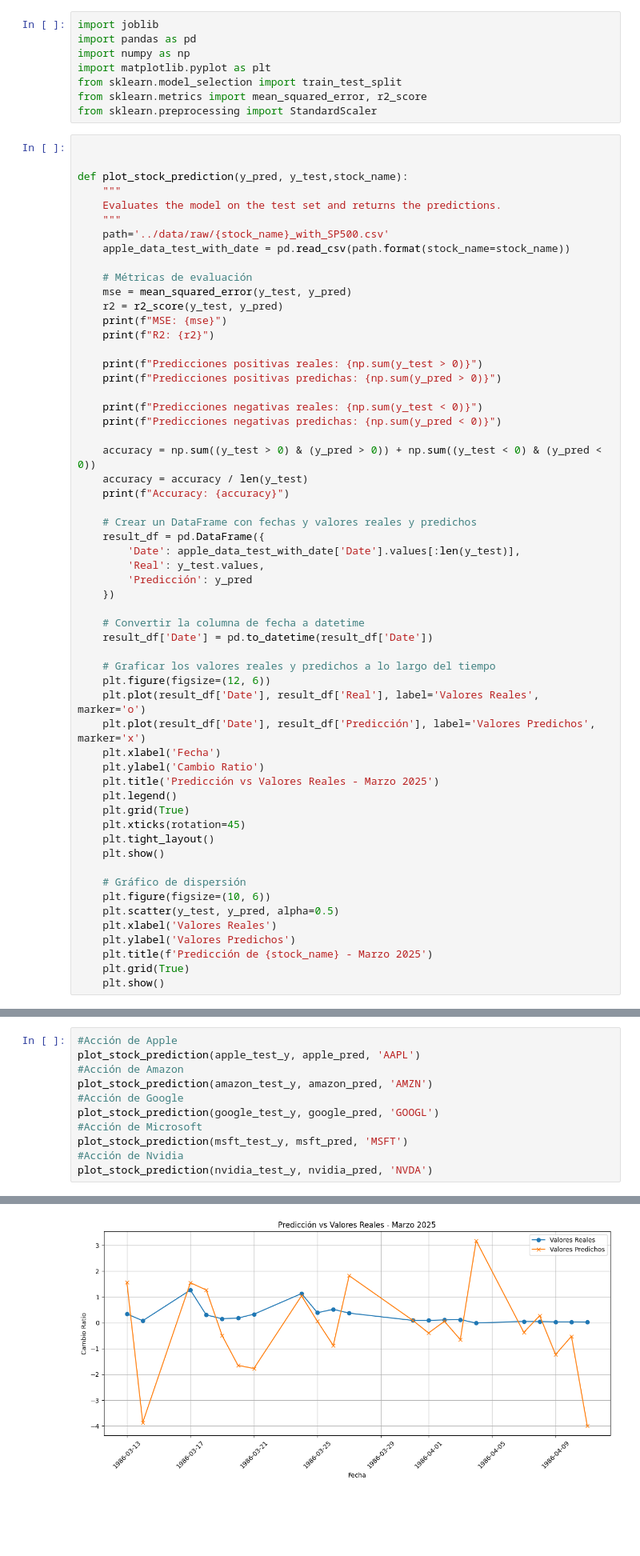
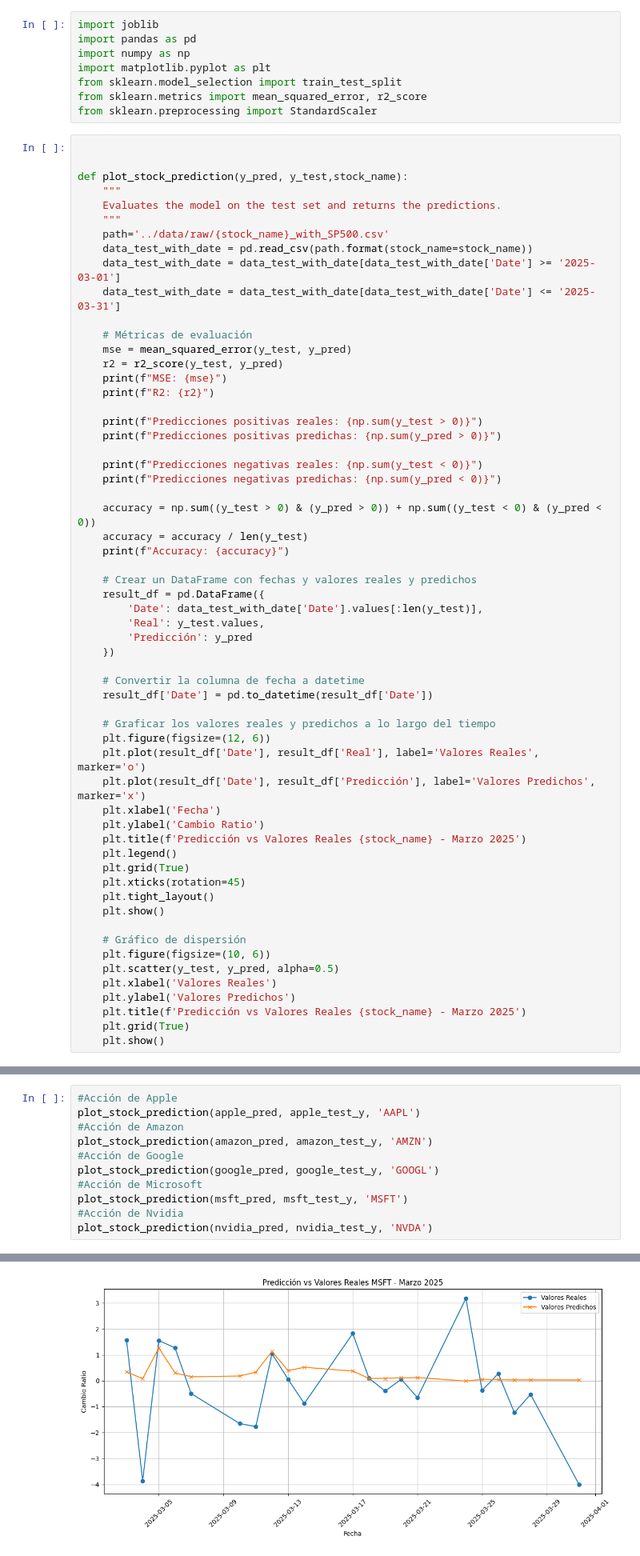
Before and after one commit to Ericson3100/Proyecto3DM, a Jupyter notebook: notebooks/4_Evaluation_Selection.ipynb, the cells around one changed output, grey strips where cells are left out. Shown at 80% size. Cells and saved outputs as stored; diff of their text form; blank space fills up the shorter version.

```diff
--- a/notebooks/4_Evaluation_Selection.ipynb
+++ b/notebooks/4_Evaluation_Selection.ipynb
@@ -14,7 +14,9 @@ def plot_stock_prediction(y_pred, y_test,stock_name):
     Evaluates the model on the test set and returns the predictions.
     """
     path='../data/raw/{stock_name}_with_SP500.csv'
-    apple_data_test_with_date = pd.read_csv(path.format(stock_name=stock_name))
+    data_test_with_date = pd.read_csv(path.format(stock_name=stock_name))
+    data_test_with_date = data_test_with_date[data_test_with_date['Date'] >= '2025-03-01']
+    data_test_with_date = data_test_with_date[data_test_with_date['Date'] <= '2025-03-31']
 
     # Métricas de evaluación
     mse = mean_squared_error(y_test, y_pred)
@@ -34,7 +36,7 @@ def plot_stock_prediction(y_pred, y_test,stock_name):
 
     # Crear un DataFrame con fechas y valores reales y predichos
     result_df = pd.DataFrame({
-        'Date': apple_data_test_with_date['Date'].values[:len(y_test)],
+        'Date': data_test_with_date['Date'].values[:len(y_test)],
         'Real': y_test.values,
         'Predicción': y_pred
     })
@@ -48,7 +50,7 @@ def plot_stock_prediction(y_pred, y_test,stock_name):
     plt.plot(result_df['Date'], result_df['Predicción'], label='Valores Predichos', marker='x')
     plt.xlabel('Fecha')
     plt.ylabel('Cambio Ratio')
-    plt.title('Predicción vs Valores Reales - Marzo 2025')
+    plt.title(f'Predicción vs Valores Reales {stock_name} - Marzo 2025')
     plt.legend()
     plt.grid(True)
     plt.xticks(rotation=45)
@@ -60,7 +62,7 @@ def plot_stock_prediction(y_pred, y_test,stock_name):
     plt.scatter(y_test, y_pred, alpha=0.5)
     plt.xlabel('Valores Reales')
     plt.ylabel('Valores Predichos')
-    plt.title(f'Predicción de {stock_name} - Marzo 2025')
+    plt.title(f'Predicción vs Valores Reales {stock_name} - Marzo 2025')
     plt.grid(True)
     plt.show()
 # %%
@@ -176,14 +178,14 @@ google_pred=pd.Series(google_pred)
 msft_pred=pd.Series(msft_pred)
 # %%
 #Acción de Apple
-plot_stock_prediction(apple_test_y, apple_pred, 'AAPL')
+plot_stock_prediction(apple_pred, apple_test_y, 'AAPL')
 #Acción de Amazon
-plot_stock_prediction(amazon_test_y, amazon_pred, 'AMZN')
+plot_stock_prediction(amazon_pred, amazon_test_y, 'AMZN')
 #Acción de Google
-plot_stock_prediction(google_test_y, google_pred, 'GOOGL')
+plot_stock_prediction(google_pred, google_test_y, 'GOOGL')
 #Acción de Microsoft
-plot_stock_prediction(msft_test_y, msft_pred, 'MSFT')
+plot_stock_prediction(msft_pred, msft_test_y, 'MSFT')
 #Acción de Nvidia
-plot_stock_prediction(nvidia_test_y, nvidia_pred, 'NVDA')
+plot_stock_prediction(nvidia_pred, nvidia_test_y, 'NVDA')
 # %% [output]
 MSE: 3.6978027401247404
@@ -222,2 +224,2 @@ Predicciones negativas predichas: 11
 Accuracy: 0.42857142857142855
-[figure, old version]
+[figure, new version]
```
Also changed, not shown: parts of 1 cell of this notebook.
